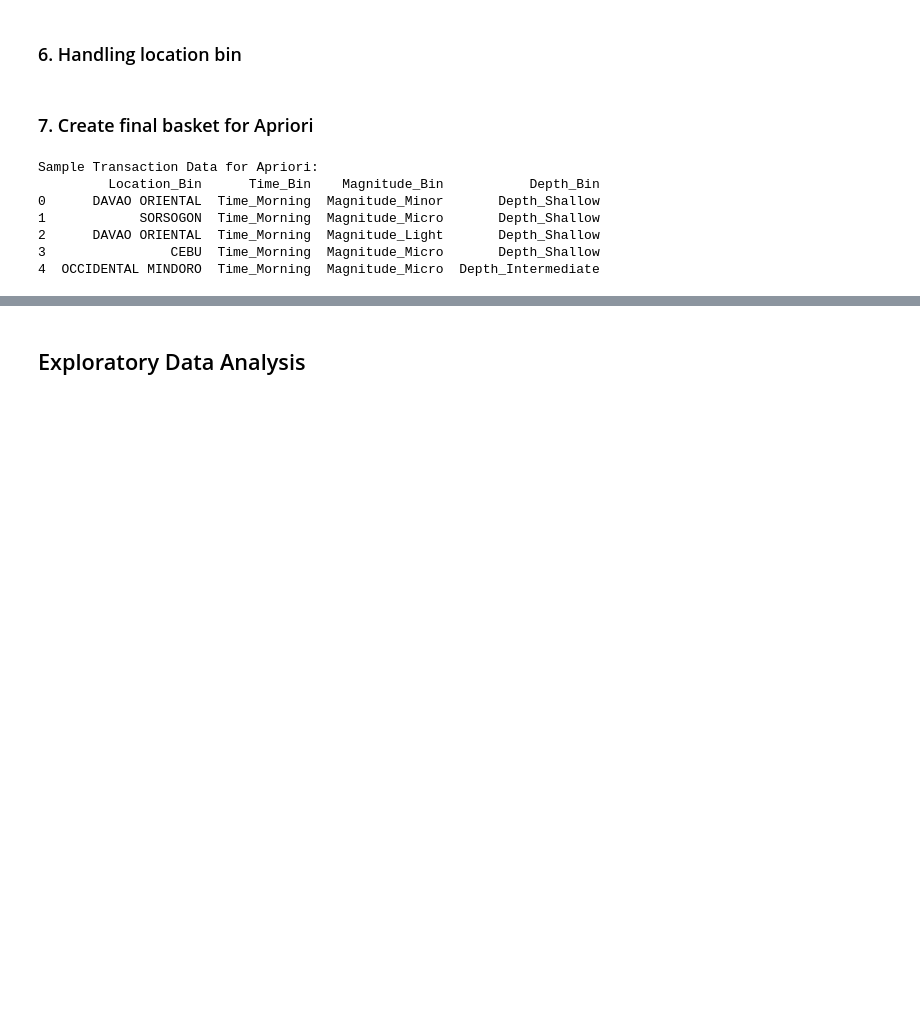
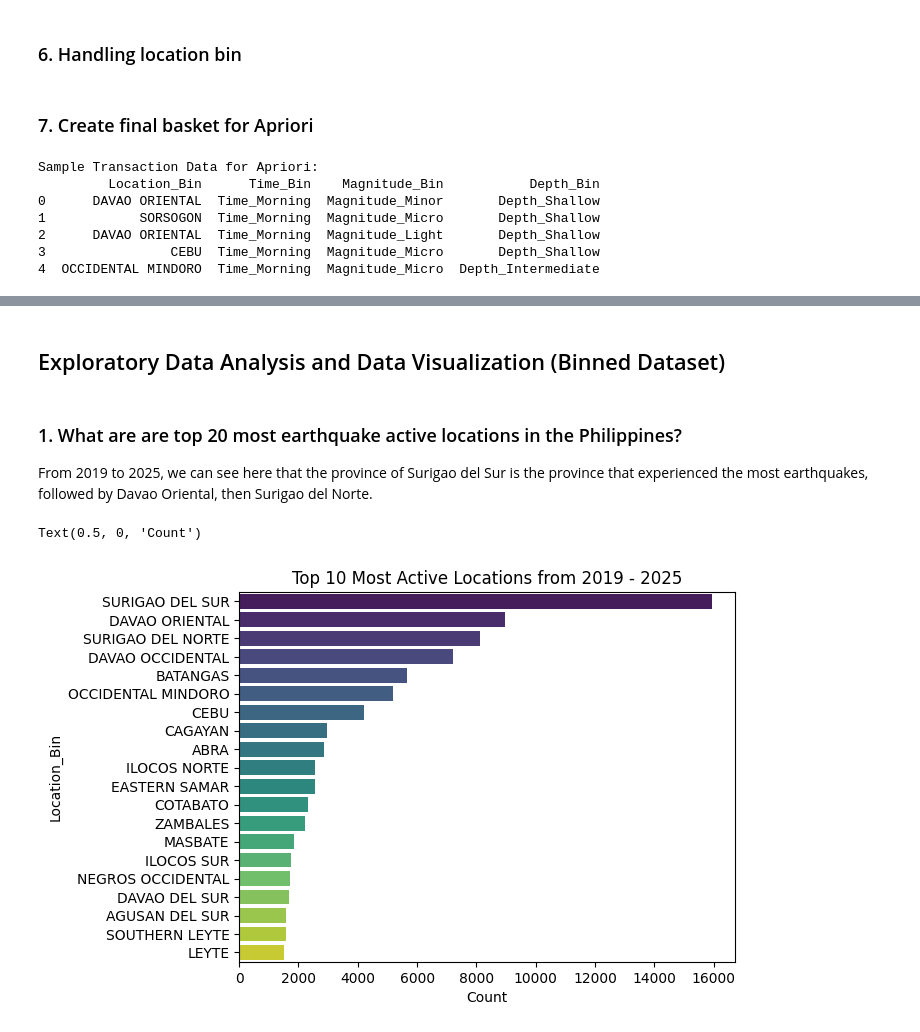
Before and after one commit to jhnabuel/CSC172-AssociationMining-Abuel, a Jupyter notebook: notebooks/ph_earthquake.ipynb, the cells around one changed output, grey strips where cells are left out. Drawn from its saved outputs; the diff is of its cells as text; code cells hidden in the pictures; blank space fills up the shorter version.

```diff
--- a/notebooks/ph_earthquake.ipynb
+++ b/notebooks/ph_earthquake.ipynb
@@ -177,2 +183,17 @@ Sample Transaction Data for Apriori:
 # %% [markdown]
-## Exploratory Data Analysis
+## Exploratory Data Analysis and Data Visualization (Binned Dataset)
+# %%
+earthquake_df = pd.read_csv("../dataset/binned_data.csv")
+# %% [markdown]
+### 1. What are are top 20 most earthquake active locations in the Philippines?
+
+From 2019 to 2025, we can see here that the province of Surigao del Sur is the province that experienced the most earthquakes, followed by Davao Oriental, then Surigao del Norte.
+# %%
+# Check the Top 10 Locations
+top_locs = earthquake_df['Location_Bin'].value_counts().head(20)
+sns.barplot(x=top_locs.values, y=top_locs.index, hue=top_locs.index, palette='viridis')
+plt.title('Top 10 Most Active Locations from 2019 - 2025')
+plt.xlabel('Count')
+# %% [output]
+Text(0.5, 0, 'Count')
+[figure, added]
```
Also changed, not shown: parts of 13 cells of this notebook, 3 other files.
